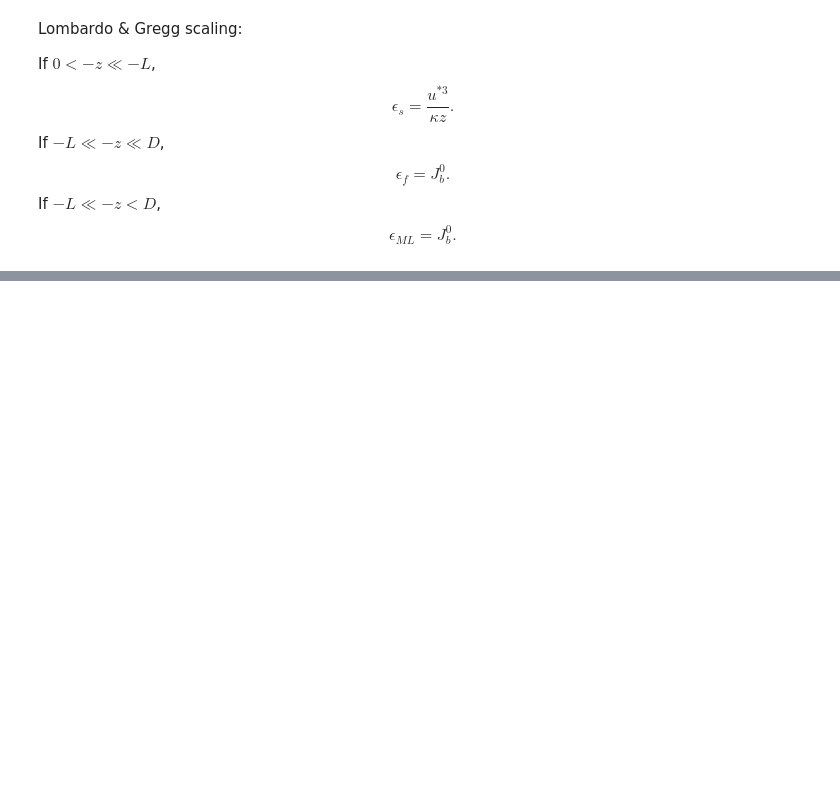
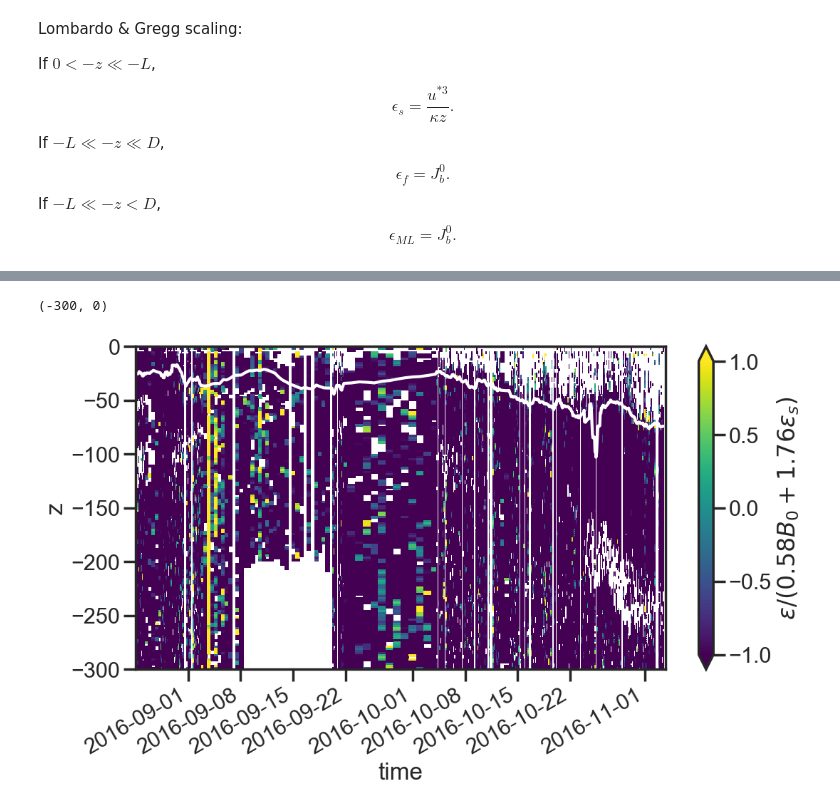
Before and after one commit to sessink/NIW, a Jupyter notebook: notebooks/lombardo_gregg.ipynb, the cells around one changed output, grey strips where cells are left out. Cells and saved outputs as stored; diff of their text form; code cells hidden in the pictures; blank space fills up the shorter version.

```diff
--- a/notebooks/lombardo_gregg.ipynb
+++ b/notebooks/lombardo_gregg.ipynb
@@ -118,0 +67,10 @@ $$
+# %%
+data['eps_lg'] = data.eps/(0.58*data.B + 1.76*data.mshear_prod)
+# %%
+data.mld.plot(color='w')
+h = data.eps_lg.pipe(np.log10).plot(vmin=-1,vmax=1, cbar_kwargs={'label':r'$\epsilon/(0.58B_0 + 1.76\epsilon_s)$'})
+# plt.colorbar(h,label=r'$\epsilon/(0.58B_0 + 1.76\epsilon_s)$')
+plt.ylim(-300,0)
+# %% [output]
+(-300, 0)
+[figure, added]
```
Also changed, not shown: parts of 20 cells of this notebook, 1 other file.
